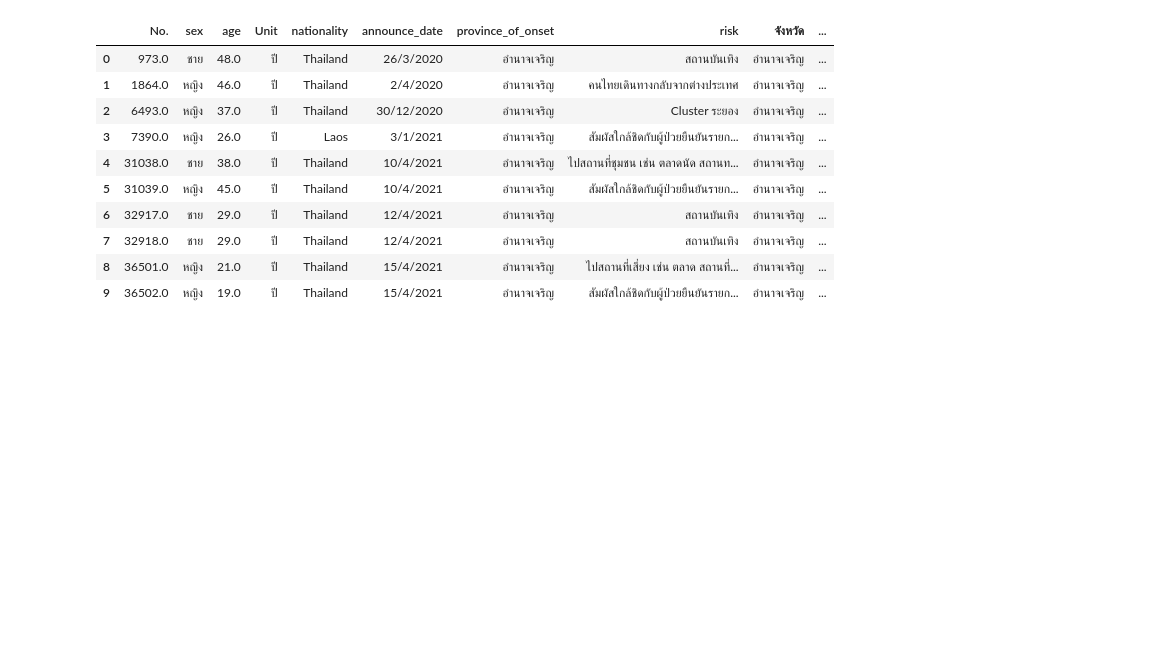
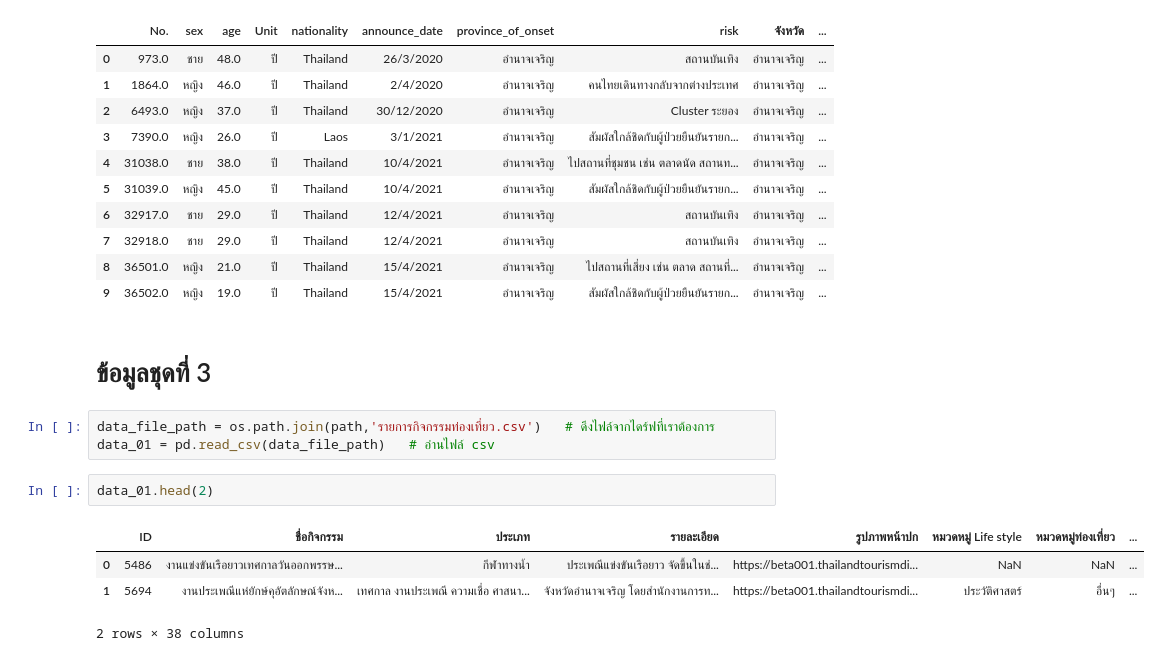
Before and after one commit to team0243/data_viz_2022, a Jupyter notebook: Project.ipynb, the cells around one changed output. Cells and saved outputs as stored; diff of their text form; blank space fills up the shorter version.

```diff
--- a/Project.ipynb
+++ b/Project.ipynb
@@ -589,3 +594,15 @@ data_cl2.head(10)
 | 7 | 32918.0 | ชาย | 29.0 | ปี | Thailand | 12/4/2021 | อำนาจเจริญ | สถานบันเทิง | อำนาจเจริญ | ... |
 | 8 | 36501.0 | หญิง | 21.0 | ปี | Thailand | 15/4/2021 | อำนาจเจริญ | ไปสถานที่เสี่ยง เช่น ตลาด สถานที่... | อำนาจเจริญ | ... |
 | 9 | 36502.0 | หญิง | 19.0 | ปี | Thailand | 15/4/2021 | อำนาจเจริญ | สัมผัสใกล้ชิดกับผู้ป่วยยืนยันรายก... | อำนาจเจริญ | ... |
+# %% [markdown]
+# ข้อมูลชุดที่ 3
+# %%
+data_file_path = os.path.join(path,'รายการกิจกรรมท่องเที่ยว.csv')   # ดึงไฟล์จากไดร์ฟที่เราต้องการ
+data_01 = pd.read_csv(data_file_path)   # อ่านไฟล์ csv
+# %%
+data_01.head(2)
+# %% [output]
+|  | ID | ชื่อกิจกรรม | ประเภท | รายละเอียด | รูปภาพหน้าปก | หมวดหมู่ Life style | หมวดหมู่ท่องเที่ยว | ... |
+| 0 | 5486 | งานแข่งขันเรือยาวเทศกาลวันออกพรรษ... | กีฬาทางน้ำ | ประเพณีแข่งขันเรือยาว จัดขึ้นในช่... | https://beta001.thailandtourismdi... | NaN | NaN | ... |
+| 1 | 5694 | งานประเพณีแห่ยักษ์คุอัตลักษณ์จังห... | เทศกาล งานประเพณี ความเชื่อ ศาสนา... | จังหวัดอำนาจเจริญ โดยสำนักงานการท... | https://beta001.thailandtourismdi... | ประวัติศาสตร์ | อื่นๆ | ... |
+2 rows × 38 columns
```
Also changed, not shown: parts of 13 cells of this notebook.
